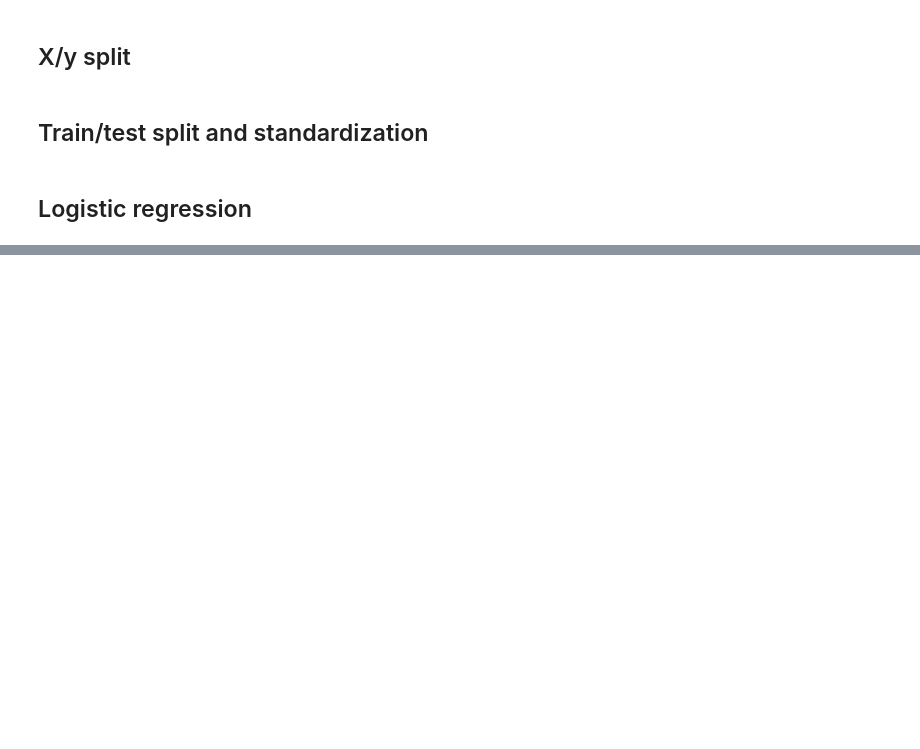
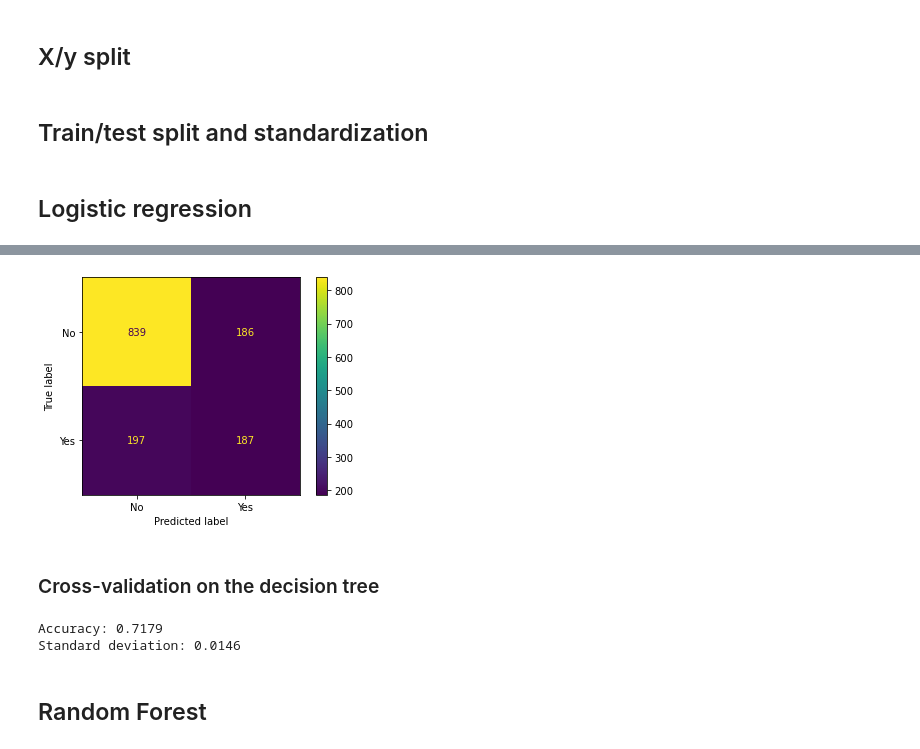
Before and after one commit to nelsonlage/Ironhack-labs, a Jupyter notebook: Customer_churn/Customer_churn.ipynb, the cells around one changed output, grey strips where cells are left out. Drawn from its saved outputs; the diff is of its cells as text; code cells hidden in the pictures; blank space fills up the shorter version.

```diff
--- a/Customer_churn/Customer_churn.ipynb
+++ b/Customer_churn/Customer_churn.ipynb
@@ -148,0 +144,7 @@ The overall accuracy is 0.7937. The model is better at predicting the label 'No'
+# %%
+dec_tree = DecisionTreeClassifier(random_state=42)
+dec_tree.fit(X_train_scaled, y_train)
+
+y_hat = dec_tree.predict(X_test_scaled)
+
+print(classification_report(y_hat, y_test,  digits=4))
@@ -148,0 +160,7 @@ The overall accuracy is 0.7937. The model is better at predicting the label 'No'
+# %%
+cm = confusion_matrix(y_hat, y_test)
+disp = ConfusionMatrixDisplay(cm, display_labels=dec_tree.classes_)
+disp.plot()
+plt.show()
+# %% [output]
+[figure, added]
@@ -148,0 +169,10 @@ The overall accuracy is 0.7937. The model is better at predicting the label 'No'
+# %% [markdown]
+### Cross-validation on the decision tree
+# %%
+cv = KFold(n_splits=5, random_state=42, shuffle=True)
+results = cross_val_score(dec_tree, X, y, cv=cv)
+
+print('Accuracy: {:.4f}\nStandard deviation: {:.4f}'.format(results.mean(), results.std()))
+# %% [output]
+Accuracy: 0.7179
+Standard deviation: 0.0146
@@ -148,0 +181,2 @@ The overall accuracy is 0.7937. The model is better at predicting the label 'No'
+# %% [markdown]
+## Random Forest
```
Also changed, not shown: parts of 21 cells of this notebook.
